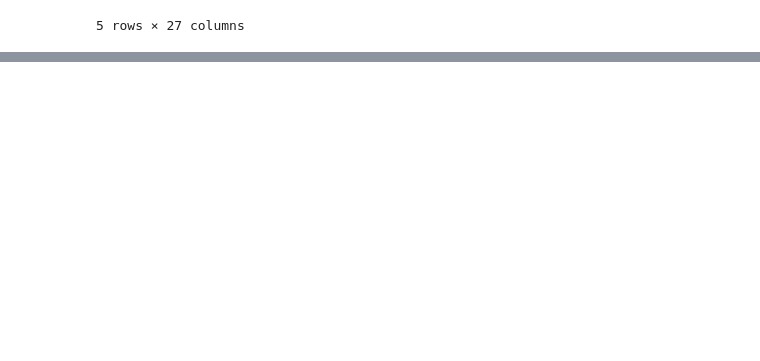
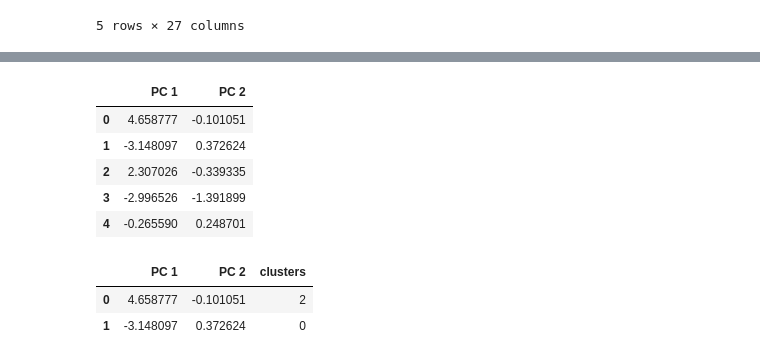
Before and after one commit to regitafif/MP3_CustomerPersonality, a Jupyter notebook: predict_customer_personality.ipynb, the cells around one changed output, grey strips where cells are left out. Cells and saved outputs as stored; diff of their text form; code cells hidden in the pictures; blank space fills up the shorter version.

```diff
--- a/predict_customer_personality.ipynb
+++ b/predict_customer_personality.ipynb
@@ -306,0 +353,24 @@ dfs.head()
+# %%
+from sklearn.decomposition import PCA
+
+pca = PCA(n_components=2)
+
+pca.fit(dfs)
+pcs = pca.transform(dfs)
+
+df_pca = pd.DataFrame(data = pcs, columns = ['PC 1', 'PC 2'])
+df_pca.head()
+# %% [output]
+|  | PC 1 | PC 2 |
+| 0 | 4.658777 | -0.101051 |
+| 1 | -3.148097 | 0.372624 |
+| 2 | 2.307026 | -0.339335 |
+| 3 | -2.996526 | -1.391899 |
+| 4 | -0.265590 | 0.248701 |
+# %%
+df_pca['clusters'] = clusters
+df_pca.head(2)
+# %% [output]
+|  | PC 1 | PC 2 | clusters |
+| 0 | 4.658777 | -0.101051 | 2 |
+| 1 | -3.148097 | 0.372624 | 0 |
```
Also changed, not shown: parts of 14 cells of this notebook.
